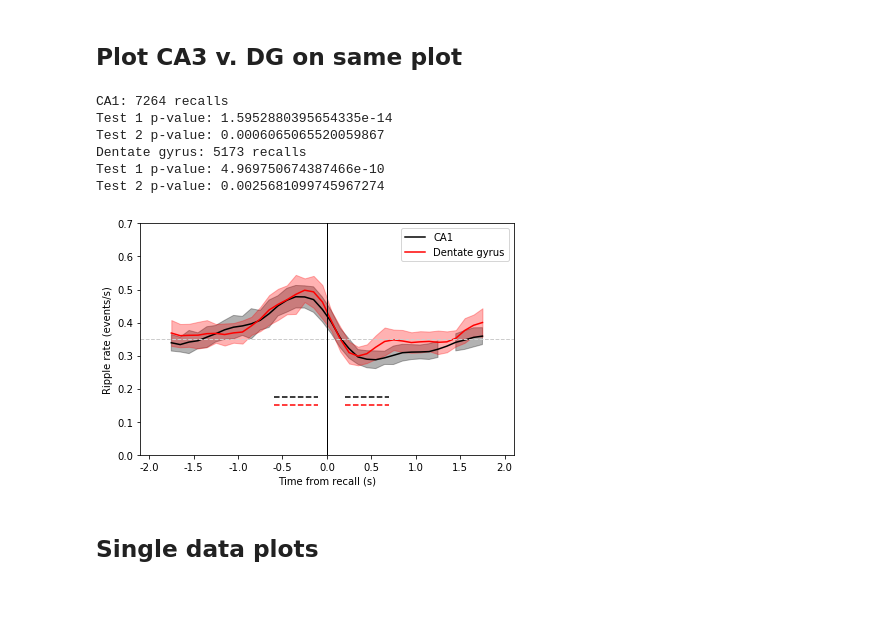
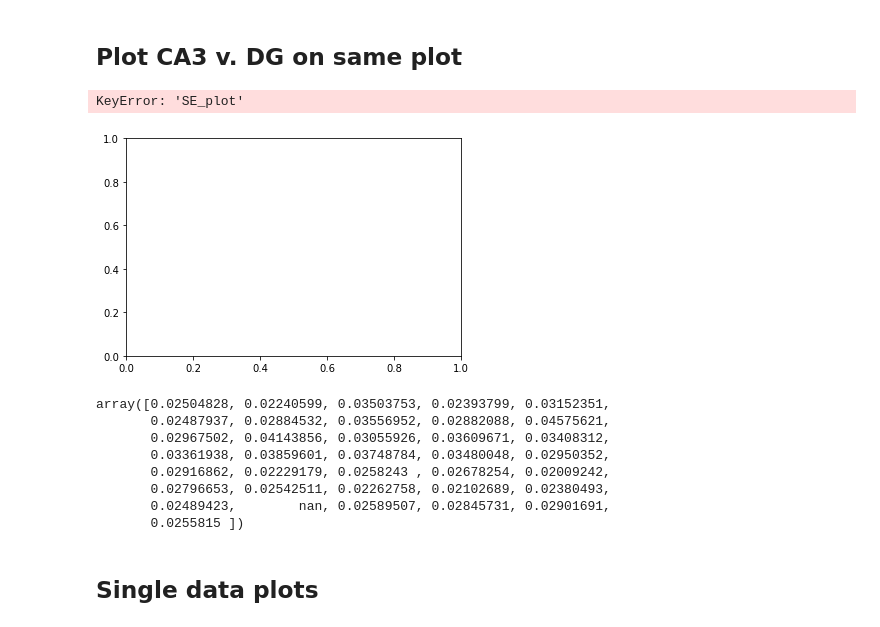
Before and after one commit to jjsakon/SWR, a Jupyter notebook: code/SWRplots.ipynb, the cells around one changed output. Cells and saved outputs as stored; diff of their text form; code cells hidden in the pictures; blank space fills up the shorter version.

Commit message:
2020-12-23 setting up single subject plots to test ripple bump v list performance

```diff
--- a/code/SWRplots.ipynb
+++ b/code/SWRplots.ipynb
@@ -32,7 +32,7 @@ exp = 'FR1'
 
 selected_period = 'surrounding_recall'
 remove_soz_ictal = False
-recall_type_switch = 6 # 0 for original, 1 for only those with subsequent, 2 for second recalls only, 3 for isolated recalls
+recall_type_switch = 0 # 0 for original, 1 for only those with subsequent, 2 for second recalls only, 3 for isolated recalls
 region_name = 'HPC'
 # location_selected = 'ca1' # 'ca3' # 'dg' 'ca1' # sub # left hippocampus # right hippocampus # hippocampus
 # # (leave as '' if not HPC)
@@ -77,6 +77,11 @@ for p,location_selected in enumerate(['ca1','dg']):
 
     # plot smoothed mean +/- CI
     if pad > 0:
+        for i,tbin in enumerate(SE_plot[0]):
+            if isNaN(tbin):
+                if i>0:
+                    SE_plot[0][i] = SE_plot[0][i-1]
+                    SE_plot[1][i] = SE_plot[1][i-1]
         plot(xr[pad:-pad],PSTH[pad:-pad],color=color)
         fill_between(xr[pad:-pad], PSTH[pad:-pad]-SE_plot[0,:], PSTH[pad:-pad]+SE_plot[0,:],
                      color=color, alpha = 0.3, label='_nolegend_')
@@ -85,40 +90,46 @@ for p,location_selected in enumerate(['ca1','dg']):
         fill_between(xr, PSTH-SE_plot[0,:], PSTH+SE_plot[0,:],
                      color=color, alpha = 0.3, label='_nolegend_')
 
     # plot bands of significance
     if bin_model1.pvalues[1] < 0.05:
         plot([first_end-stats_bin,first_end],[line_dist,line_dist],'--',
              color=color,label='_nolegend_')
     if bin_model2.pvalues[1] < 0.05:
         plot([second_start,second_start+stats_bin],[line_dist,line_dist],'--',
              color=color,label='_nolegend_')
     print(label+': '+str(num_trials)+' recalls')
     print('Test 1 p-value: '+str(bin_model1.pvalues[1]))
     print('Test 2 p-value: '+str(bin_model2.pvalues[1]))
 
 xticks(np.arange(psth_start,psth_end+1,500),np.arange(psth_start/1000,psth_end/1000+1,500/1000))
 xlabel('Time from recall (s)')
 ylabel('Ripple rate (events/s)')
 ylim = 0.7 # keep it here since occasionally CIs get kinda high
 ax.set_ylim(0,ylim)
 ax.set_xlim(psth_start-100,psth_end+100)
 plot([ax.get_xlim()[0],ax.get_xlim()[1]],[0.35,0.35],linewidth=1,linestyle='--',color=(0.8,0.8,0.8),label='_nolegend_')
 plot([0,0],[ax.get_ylim()[0],ax.get_ylim()[1]],linewidth=1,linestyle='-',color=(0,0,0),label='_nolegend_')
 ax.legend({'CA1','Dentate gyrus'})
 tight_layout()
 
 if save_plot == 1:
     plt.savefig('../figures/PSTHplots/'+exp+'_'+'PSTH_'+region_name+'-'+str(recall_type_switch)+'.pdf',transparent=True)
 plt.show()
 a=1;
 # %% [output]
-CA1: 7264 recalls
-Test 1 p-value: 1.5952880395654335e-14
-Test 2 p-value: 0.0006065065520059867
-Dentate gyrus: 5173 recalls
-Test 1 p-value: 4.969750674387466e-10
-Test 2 p-value: 0.0025681099745967274
+KeyError: 'SE_plot'
-[figure, old version]
+[figure, new version]
+# %%
+tbin
+# %% [output]
+array([0.02504828, 0.02240599, 0.03503753, 0.02393799, 0.03152351,
+       0.02487937, 0.02884532, 0.03556952, 0.02882088, 0.04575621,
+       0.02967502, 0.04143856, 0.03055926, 0.03609671, 0.03408312,
+       0.03361938, 0.03859601, 0.03748784, 0.03480048, 0.02950352,
+       0.02916862, 0.02229179, 0.0258243 , 0.02678254, 0.02009242,
+       0.02796653, 0.02542511, 0.02262758, 0.02102689, 0.02380493,
+       0.02489423,        nan, 0.02589507, 0.02845731, 0.02901691,
+       0.0255815 ])
 # %% [markdown]
 ## Single data plots
 # %%
```
Also changed, not shown: 3 other files.
